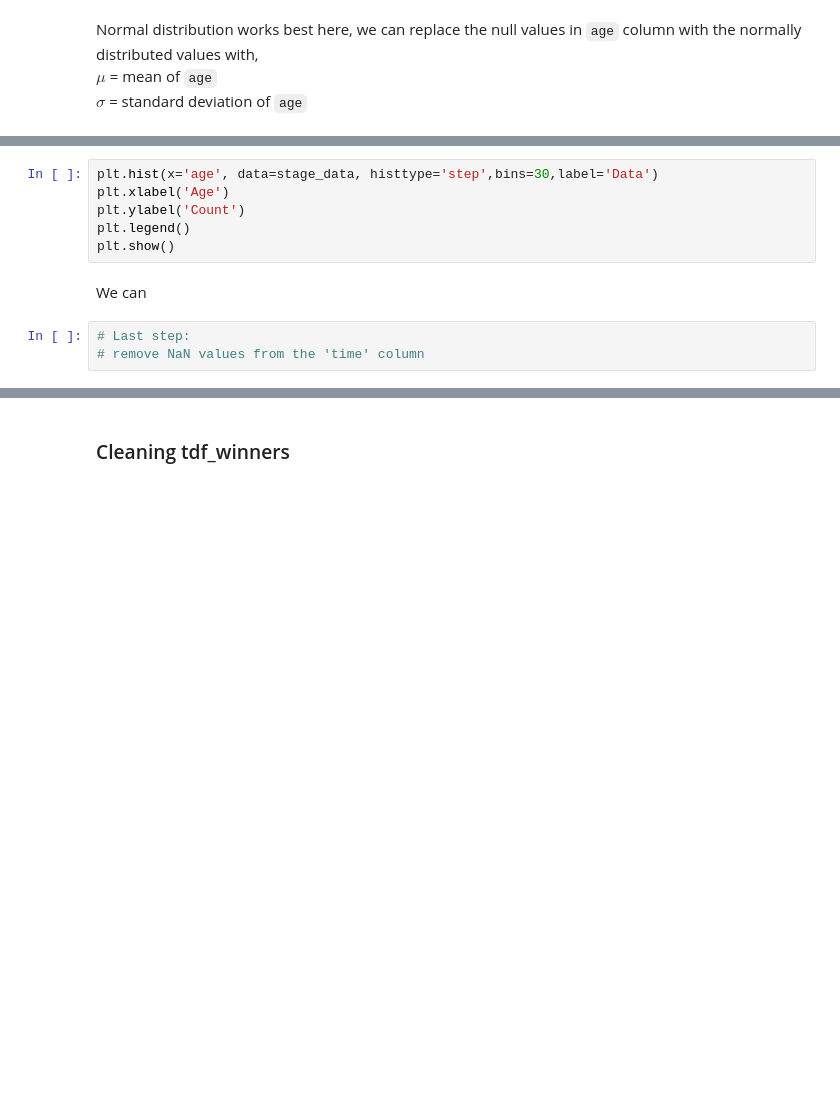
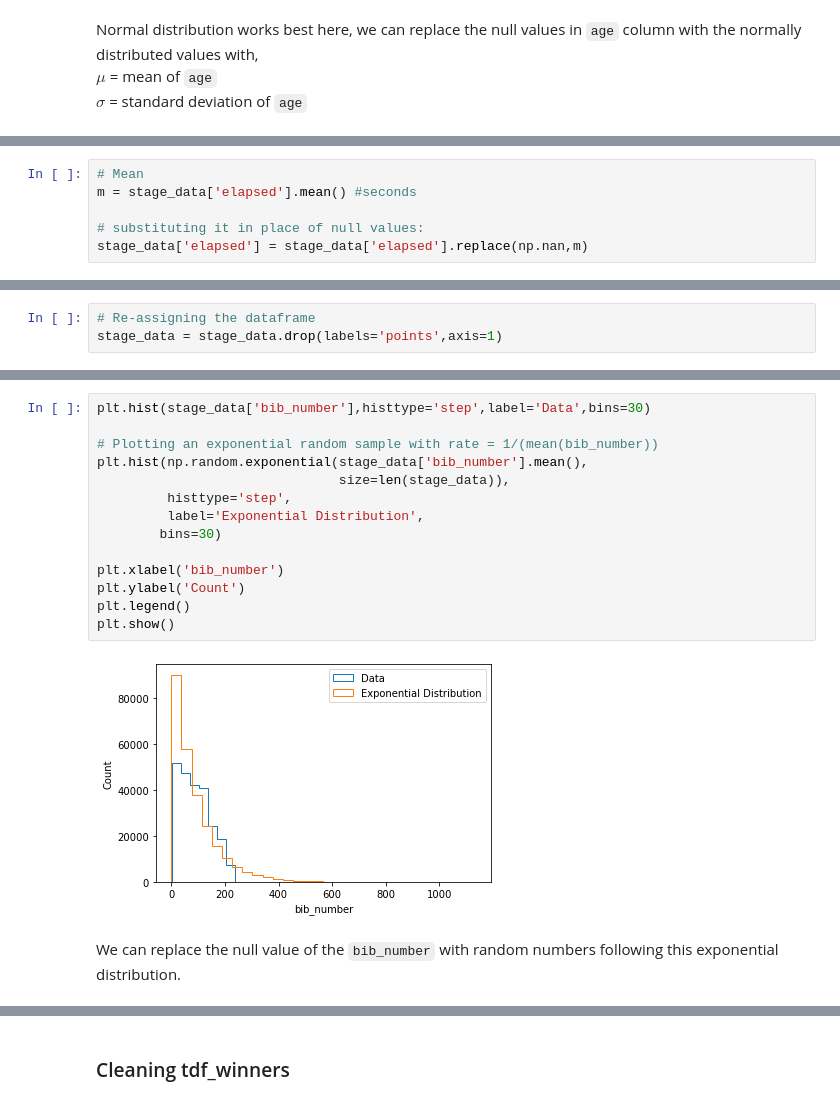
Before and after one commit to Astrojigs/R-project, a Jupyter notebook: Tour de france R project.ipynb, the cells around one changed output, grey strips where cells are left out. Drawn from its saved outputs; the diff is of its cells as text; blank space fills up the shorter version.

```diff
--- a/Tour de france R project.ipynb
+++ b/Tour de france R project.ipynb
@@ -260,0 +340,6 @@ $\sigma$ = standard deviation of `age`
+# %%
+# Mean
+m = stage_data['elapsed'].mean() #seconds
+
+# substituting it in place of null values:
+stage_data['elapsed'] = stage_data['elapsed'].replace(np.nan,m)
@@ -260,0 +373,3 @@ $\sigma$ = standard deviation of `age`
+# %%
+# Re-assigning the dataframe
+stage_data = stage_data.drop(labels='points',axis=1)
@@ -261,11 +391,18 @@ $\sigma$ = standard deviation of `age`
 # %%
-plt.hist(x='age', data=stage_data, histtype='step',bins=30,label='Data')
-plt.xlabel('Age')
+plt.hist(stage_data['bib_number'],histtype='step',label='Data',bins=30)
+
+# Plotting an exponential random sample with rate = 1/(mean(bib_number))
+plt.hist(np.random.exponential(stage_data['bib_number'].mean(),
+                               size=len(stage_data)),
+         histtype='step',
+         label='Exponential Distribution',
+        bins=30)
+
+plt.xlabel('bib_number')
 plt.ylabel('Count')
 plt.legend()
 plt.show()
+# %% [output]
+[figure, added]
-# %% [markdown]
-We can
-# %%
-# Last step:
-# remove NaN values from the 'time' column
+# %% [markdown]
+We can replace the null value of the `bib_number` with random numbers following this exponential distribution.
```
Also changed, not shown: parts of 26 cells of this notebook.
